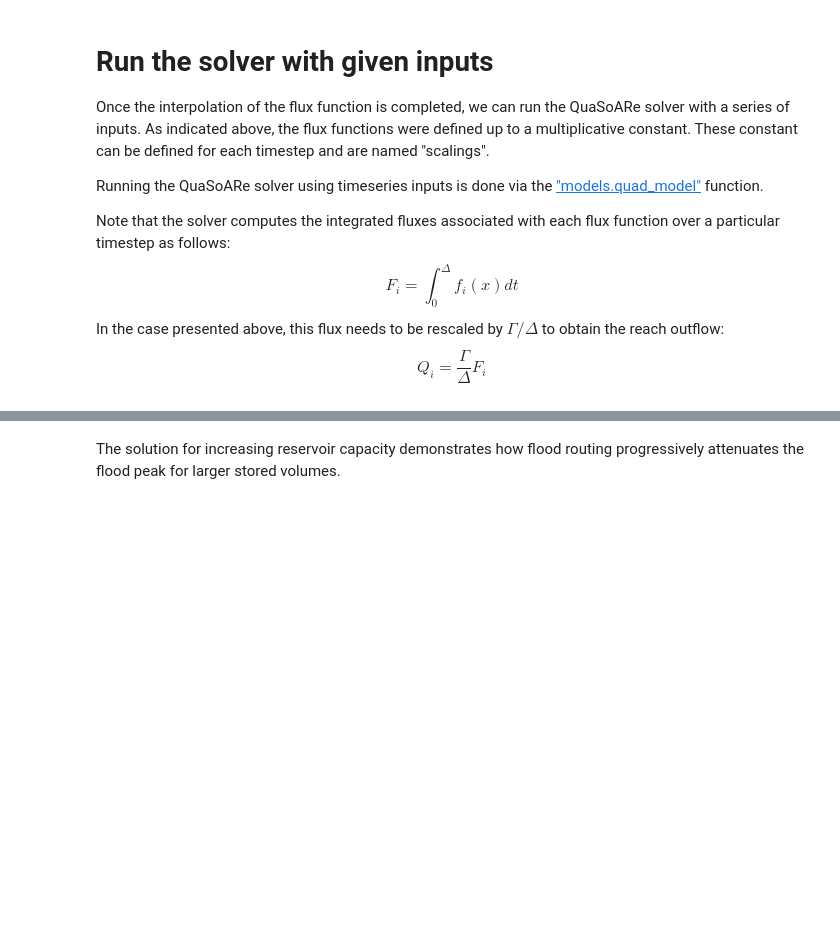
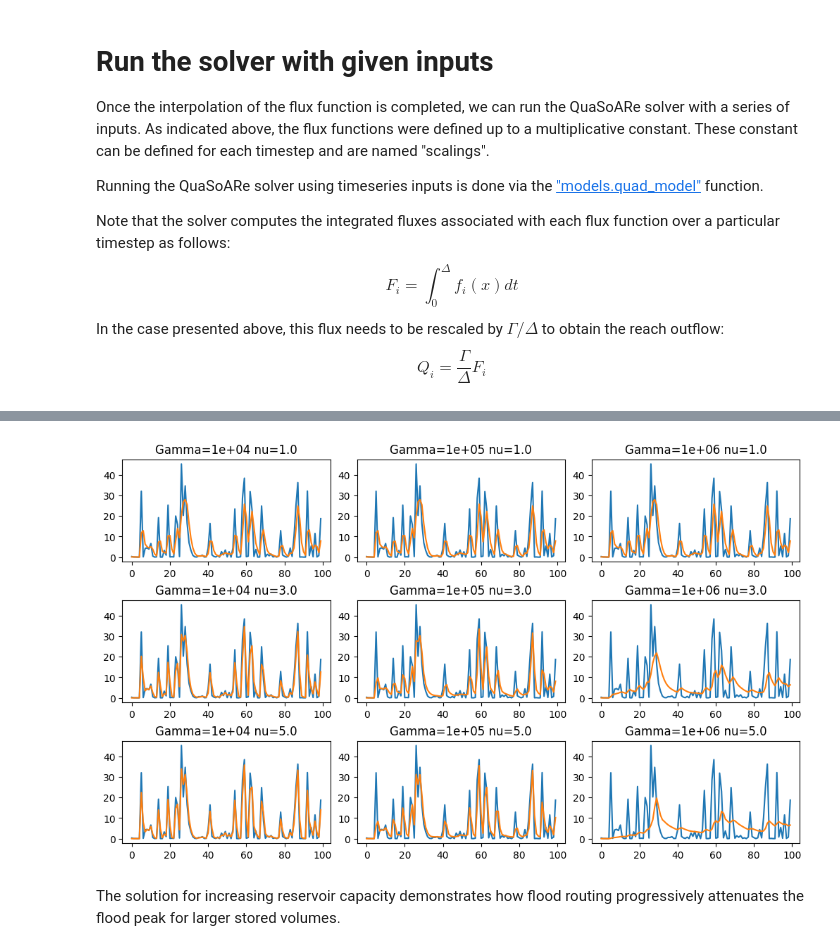
Before and after one commit to csiro-hydroinformatics/pyquasoare, a Jupyter notebook: examples/notebooks/quasoare_examples_01_defining_an_ode.ipynb, the cells around one changed output, grey strips where cells are left out. Cells and saved outputs as stored; diff of their text form; code cells hidden in the pictures; blank space fills up the shorter version.

```diff
--- a/examples/notebooks/quasoare_examples_01_defining_an_ode.ipynb
+++ b/examples/notebooks/quasoare_examples_01_defining_an_ode.ipynb
@@ -118,2 +119,33 @@ for igamma, Gamma in enumerate(Gammas):
+# %%
+# define a parameterised solution function
+def solve(x0, Gamma, nu):
+    # 1. approximate flux functions
+    f1 = lambda x: np.ones_like(x)
+    f2 = lambda x: -x**nu
+    coefs = approx.quad_coefficient_matrix([f1, f2], alphas)
+
+    # 2. define flux scalings
+    scalings = np.ones((nval, 2))
+    scalings[:, 0] = Qstars / Gamma
+    scalings[:, 1] = 1 / Delta
+
+    # Solve
+    _, x, fluxes = models.quad_model(alphas, scalings, coefs, x0, Delta)
+    return -fluxes[:, 1] * Gamma / Delta
+# %%
+Gammas = [1e4, 1e5, 1e6]
+nus = [1., 3., 5.]
+mosaic = [[f"{g}/{n}" for g in Gammas] for n in nus]
+fig = plt.figure(figsize=(10, 6), layout="constrained")
+axs = fig.subplot_mosaic(mosaic)
+x0 = 0.
+for aname, ax in axs.items():
+    Gamma, nu = [float(v) for v in aname.split("/")]
+    qout = solve(x0, Gamma, nu)
+    ax.plot(time, Qstars)
+    ax.plot(time, qout)
+    ax.set(title=f"Gamma={Gamma:0.0e} nu={nu:0.1f}")
+# %% [output]
+[figure, added]
 # %% [markdown]
 The solution for increasing reservoir capacity demonstrates how flood routing progressively attenuates the flood peak for larger stored volumes.
```
Also changed, not shown: parts of 4 cells of this notebook, 1 other file.
